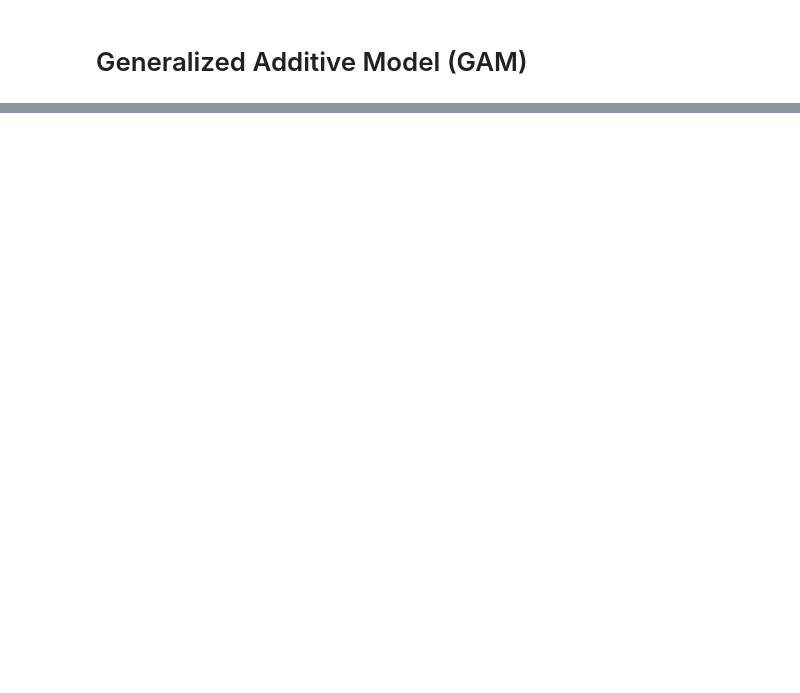
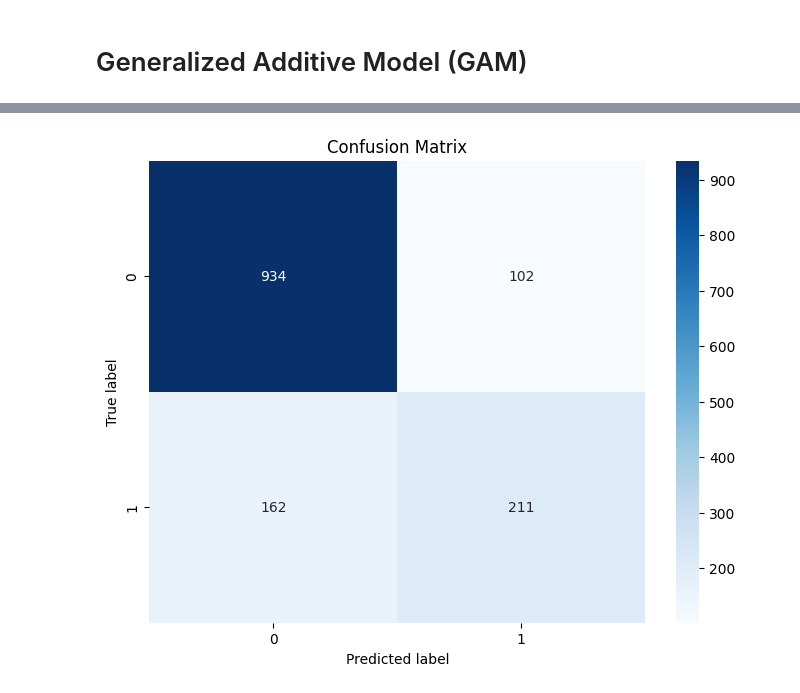
Before and after one commit to farazjawedd/Explainable-AI, a Jupyter notebook: xAI_Assignment_2_Interpretable_ML.ipynb, the cells around one changed output, grey strips where cells are left out. Drawn from its saved outputs; the diff is of its cells as text; code cells hidden in the pictures; blank space fills up the shorter version.

```diff
--- a/xAI_Assignment_2_Interpretable_ML.ipynb
+++ b/xAI_Assignment_2_Interpretable_ML.ipynb
@@ -289,0 +417,83 @@ TypeError: GAM.partial_dependence() got an unexpected keyword argument 'ax'
+# %%
+import pandas as pd
+import numpy as np
+import matplotlib.pyplot as plt
+from sklearn.model_selection import train_test_split
+from sklearn.preprocessing import StandardScaler, OneHotEncoder
+from sklearn.metrics import accuracy_score, roc_auc_score, classification_report, confusion_matrix
+from pygam import LogisticGAM, s, f
+import seaborn as sns
+# Load the dataset again from fresh
+data = pd.read_csv('/content/telco.csv')
+
+# Convert 'TotalCharges' to numeric
+data['TotalCharges'] = pd.to_numeric(data['TotalCharges'], errors='coerce')
+data.fillna({'TotalCharges': data['TotalCharges'].median()}, inplace=True)
+
+# Drop customerID as it's not useful for modeling
+data.drop(columns=['customerID'], inplace=True)
+# Encode categorical variables using one-hot encoding
+categorical_cols = ['gender', 'Partner', 'Dependents', 'PhoneService', 'MultipleLines',
+                    'InternetService', 'OnlineSecurity', 'OnlineBackup', 'DeviceProtection',
+                    'TechSupport', 'StreamingTV', 'StreamingMovies', 'Contract',
+                    'PaperlessBilling', 'PaymentMethod']
+
+data[categorical_cols] = data[categorical_cols].astype(str)
+encoder = OneHotEncoder(drop='first', sparse_output=False)
+encoded_cats = encoder.fit_transform(data[categorical_cols])
+encoded_cat_df = pd.DataFrame(encoded_cats, columns=encoder.get_feature_names_out(categorical_cols))
+
+# Concatenate encoded features with numerical features
+numerical_cols = ['tenure', 'MonthlyCharges', 'TotalCharges', 'SeniorCitizen']
+X = pd.concat([data[numerical_cols], encoded_cat_df], axis=1)
+
+# Target variable encoding (Churn: Yes = 1, No = 0)
+y = data['Churn'].map({'Yes': 1, 'No': 0})
+
+# Standardize numerical features
+scaler = StandardScaler()
+X_scaled = scaler.fit_transform(X)
+
+# Split into train and test sets
+X_train, X_test, y_train, y_test = train_test_split(X_scaled, y, test_size=0.2, random_state=42)
+
+# Define GAM with splines for numerical features and factor for categorical
+terms = s(0) + s(1) + s(2) + f(3)
+for i in range(4, X.shape[1]):
+    terms += f(i)
+
+# Train the model
+gam = LogisticGAM(terms).fit(X_train, y_train)
+
+# Model summary
+print(gam.summary())
+
+# Evaluate the model on test data
+y_pred_probs = gam.predict_proba(X_test)
+y_pred = (y_pred_probs > 0.5).astype(int)
+
+# Performance evaluation
+print(f'Accuracy: {accuracy_score(y_test, y_pred):.4f}')
+print(f'AUC-ROC: {roc_auc_score(y_test, y_pred_probs):.4f}')
+print('\nClassification Report:')
+print(classification_report(y_test, y_pred))
+
+# Confusion Matrix
+cm = confusion_matrix(y_test, y_pred)
+plt.figure(figsize=(8, 6))
+sns.heatmap(cm, annot=True, fmt='d', cmap='Blues')
+plt.title('Confusion Matrix')
+plt.ylabel('True label')
+plt.xlabel('Predicted label')
+plt.show()
+
+# Plot partial dependence for numerical features
+for i, feature in enumerate(numerical_cols):
+    plt.figure(figsize=(10, 6))
+    XX = gam.generate_X_grid(term=i)
+    plt.plot(XX[:, i], gam.partial_dependence(term=i, X=XX))
+    plt.title(f'Effect of {feature} on Churn Probability')
+    plt.xlabel(feature)
+    plt.ylabel('Churn Probability')
+    plt.show()
+# %% [output]
@@ -289,0 +523 @@ TypeError: GAM.partial_dependence() got an unexpected keyword argument 'ax'
+[figure, added]
```
Also changed, not shown: parts of 14 cells of this notebook.
